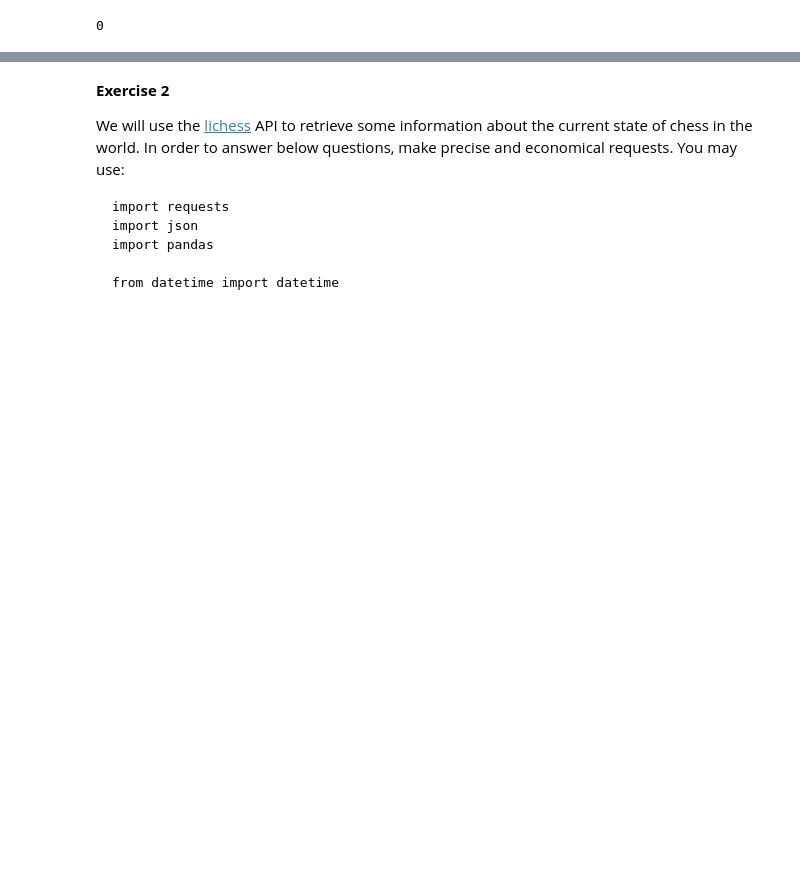
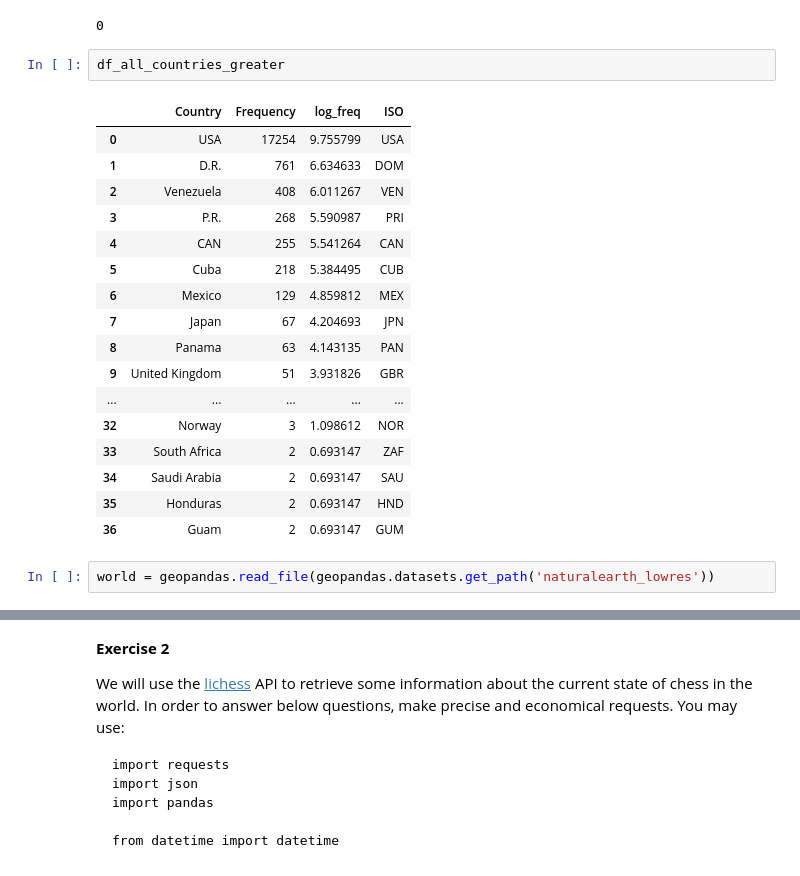
Before and after one commit to AlanPhan1999/Stat220, a Jupyter notebook: Homework/hw1.ipynb, the cells around one changed output, grey strips where cells are left out. Saved outputs shown, nothing was run; the diff lists cells and outputs as text; blank space fills up the shorter version.

```diff
--- a/Homework/hw1.ipynb
+++ b/Homework/hw1.ipynb
@@ -180,3 +182,25 @@ df_all_countries_greater = df_all_countries[df_all_countries["log_freq"] > 0]
 print(sum(df_all_countries_greater['ISO'].isna()))
 # %% [output]
 0
+# %%
+df_all_countries_greater
+# %% [output]
+|  | Country | Frequency | log_freq | ISO |
+| 0 | USA | 17254 | 9.755799 | USA |
+| 1 | D.R. | 761 | 6.634633 | DOM |
+| 2 | Venezuela | 408 | 6.011267 | VEN |
+| 3 | P.R. | 268 | 5.590987 | PRI |
+| 4 | CAN | 255 | 5.541264 | CAN |
+| 5 | Cuba | 218 | 5.384495 | CUB |
+| 6 | Mexico | 129 | 4.859812 | MEX |
+| 7 | Japan | 67 | 4.204693 | JPN |
+| 8 | Panama | 63 | 4.143135 | PAN |
+| 9 | United Kingdom | 51 | 3.931826 | GBR |
+| ... | ... | ... | ... | ... |
+| 32 | Norway | 3 | 1.098612 | NOR |
+| 33 | South Africa | 2 | 0.693147 | ZAF |
+| 34 | Saudi Arabia | 2 | 0.693147 | SAU |
+| 35 | Honduras | 2 | 0.693147 | HND |
+| 36 | Guam | 2 | 0.693147 | GUM |
+# %%
+world = geopandas.read_file(geopandas.datasets.get_path('naturalearth_lowres'))
```
Also changed, not shown: parts of 9 cells of this notebook.
